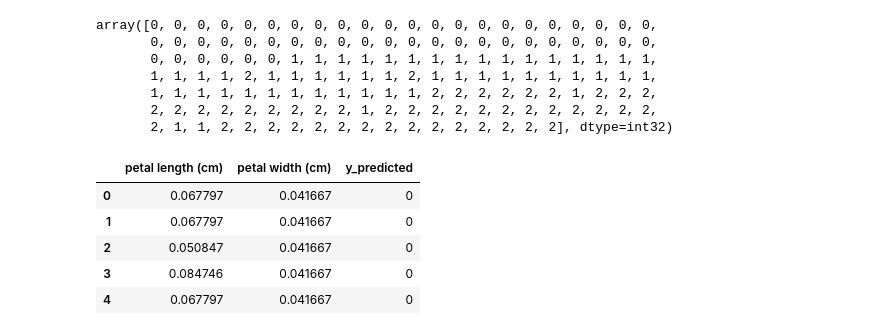
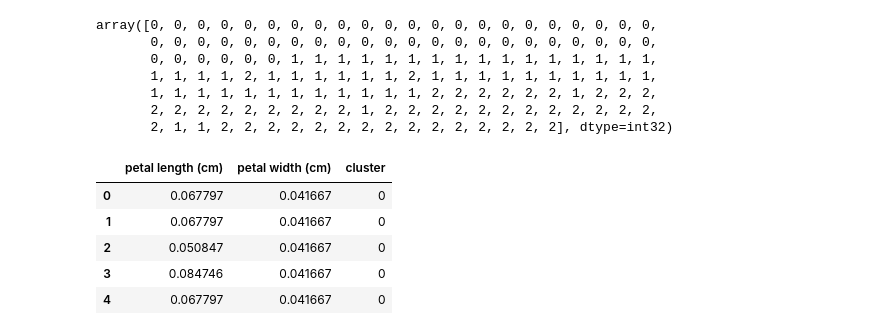
Before and after one commit to Eben-Success/Machine_Learning_Mini_Projects, a Jupyter notebook: 11. K Means Clutering/iris_exercise.ipynb, the cells around one changed output. Cells and saved outputs as stored; diff of their text form; code cells hidden in the pictures.

```diff
--- a/11. K Means Clutering/iris_exercise.ipynb
+++ b/11. K Means Clutering/iris_exercise.ipynb
@@ -49,10 +49,8 @@ plt.scatter(iris['petal length (cm)'], iris['petal width (cm)']);
 # %% [output]
 [figure]
 # %%
-
-
-iris = iris.drop( 'sepal length (cm)' ,axis='columns')
-iris = iris.drop( 'sepal width (cm)' ,axis='columns')
+del iris['sepal length (cm)']
+del iris['sepal width (cm)']
 iris.head()
 # %% [output]
 |  | petal length (cm) | petal width (cm) |
@@ -117,10 +115,10 @@ array([0, 0, 0, 0, 0, 0, 0, 0, 0, 0, 0, 0, 0, 0, 0, 0, 0, 0, 0, 0, 0, 0,
        2, 2, 2, 2, 2, 2, 2, 2, 2, 1, 2, 2, 2, 2, 2, 2, 2, 2, 2, 2, 2, 2,
        2, 1, 1, 2, 2, 2, 2, 2, 2, 2, 2, 2, 2, 2, 2, 2, 2, 2], dtype=int32)
 # %%
-iris['y_predicted '] = y_predicted
+iris['cluster'] = y_predicted
 iris.head()
 # %% [output]
-|  | petal length (cm) | petal width (cm) | y_predicted |
+|  | petal length (cm) | petal width (cm) | cluster |
 | 0 | 0.067797 | 0.041667 | 0 |
 | 1 | 0.067797 | 0.041667 | 0 |
 | 2 | 0.050847 | 0.041667 | 0 |
```
Also changed, not shown: parts of 5 cells of this notebook.
